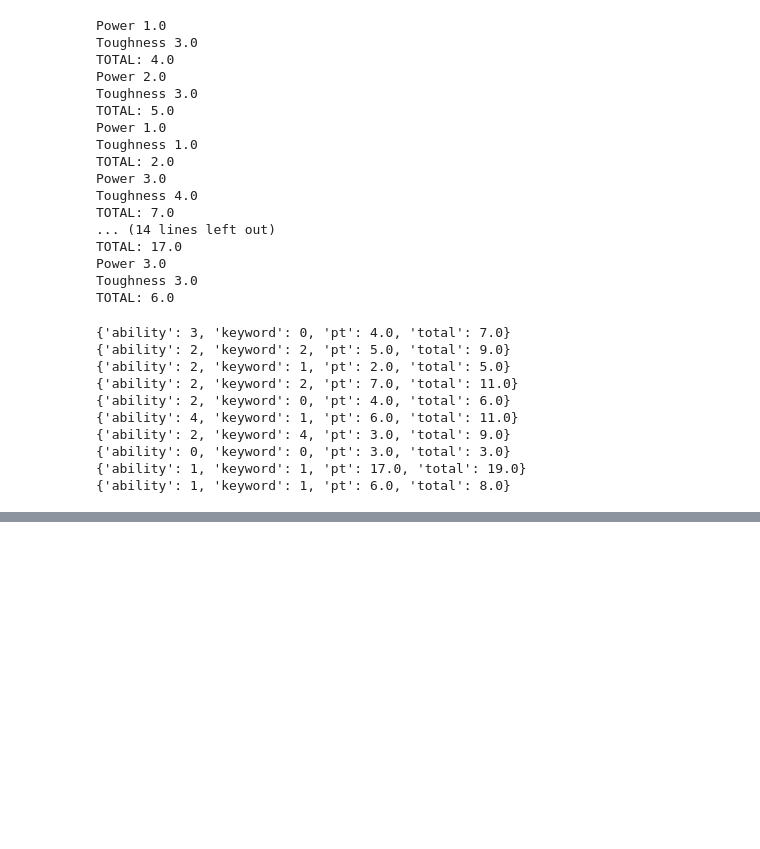
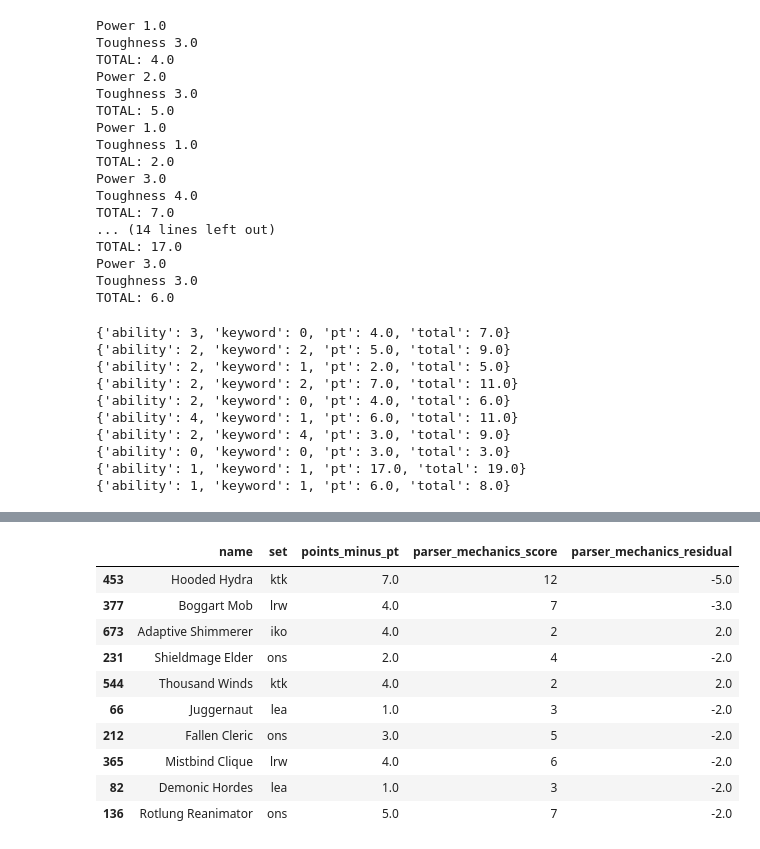
Before and after one commit to AgentSamSA/mtg-mechanics-parser, a Jupyter notebook: notebooks/IMT575_Final Project.ipynb, the cells around one changed output, grey strips where cells are left out. Saved outputs shown, nothing was run; the diff lists cells and outputs as text; code cells hidden in the pictures; blank space fills up the shorter version.

```diff
--- a/notebooks/IMT575_Final Project.ipynb
+++ b/notebooks/IMT575_Final Project.ipynb
@@ -299,0 +631,24 @@ for card_score in card_scores:
+# %%
+parser_test.assign(
+    abs_residual=parser_test["parser_mechanics_residual"].abs()
+).sort_values("abs_residual", ascending=False)[
+    [
+        "name",
+        "set",
+        "points_minus_pt",
+        "parser_mechanics_score",
+        "parser_mechanics_residual",
+    ]
+].head(10)
+# %% [output]
+|  | name | set | points_minus_pt | parser_mechanics_score | parser_mechanics_residual |
+| 453 | Hooded Hydra | ktk | 7.0 | 12 | -5.0 |
+| 377 | Boggart Mob | lrw | 4.0 | 7 | -3.0 |
+| 673 | Adaptive Shimmerer | iko | 4.0 | 2 | 2.0 |
+| 231 | Shieldmage Elder | ons | 2.0 | 4 | -2.0 |
+| 544 | Thousand Winds | ktk | 4.0 | 2 | 2.0 |
+| 66 | Juggernaut | lea | 1.0 | 3 | -2.0 |
+| 212 | Fallen Cleric | ons | 3.0 | 5 | -2.0 |
+| 365 | Mistbind Clique | lrw | 4.0 | 6 | -2.0 |
+| 82 | Demonic Hordes | lea | 1.0 | 3 | -2.0 |
+| 136 | Rotlung Reanimator | ons | 5.0 | 7 | -2.0 |
```
Also changed, not shown: parts of 24 cells of this notebook.
